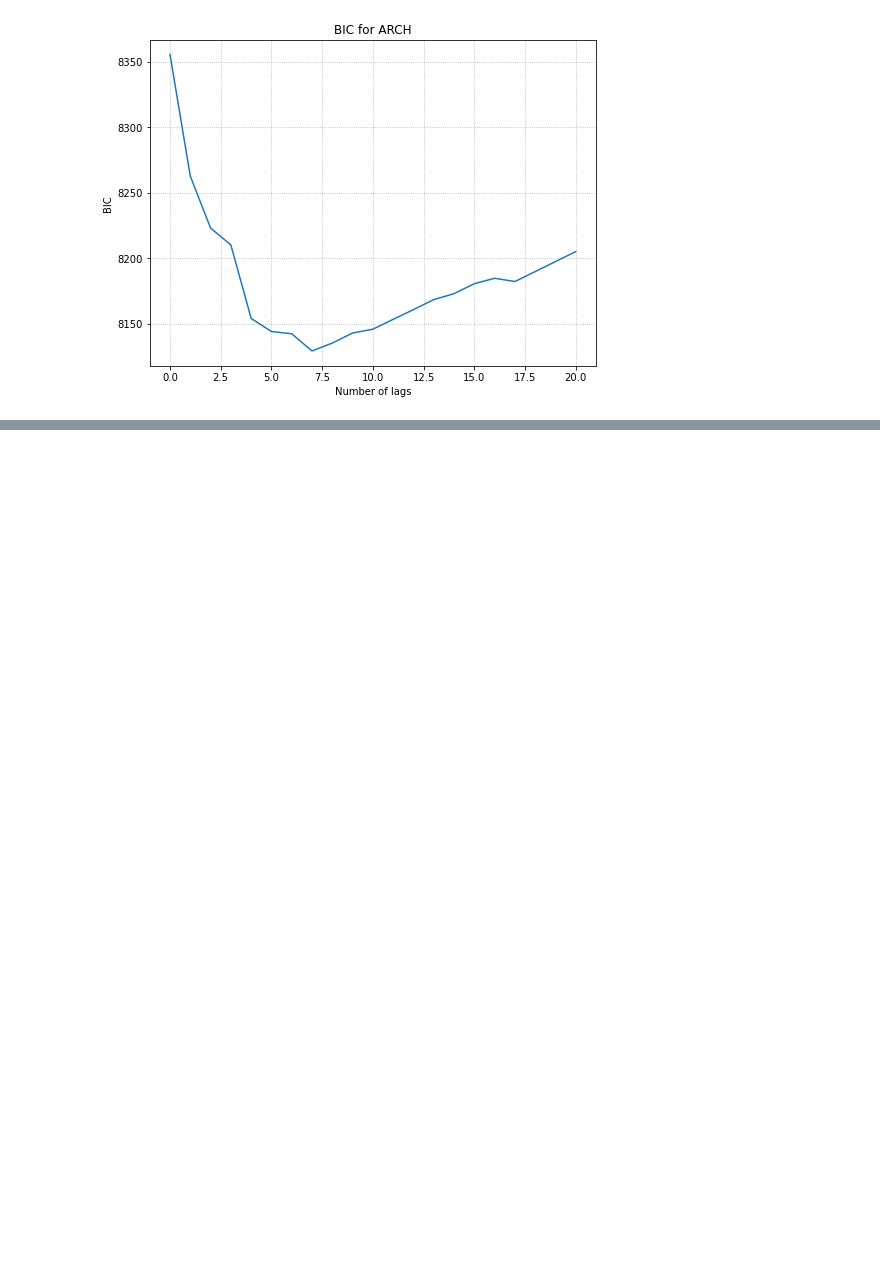
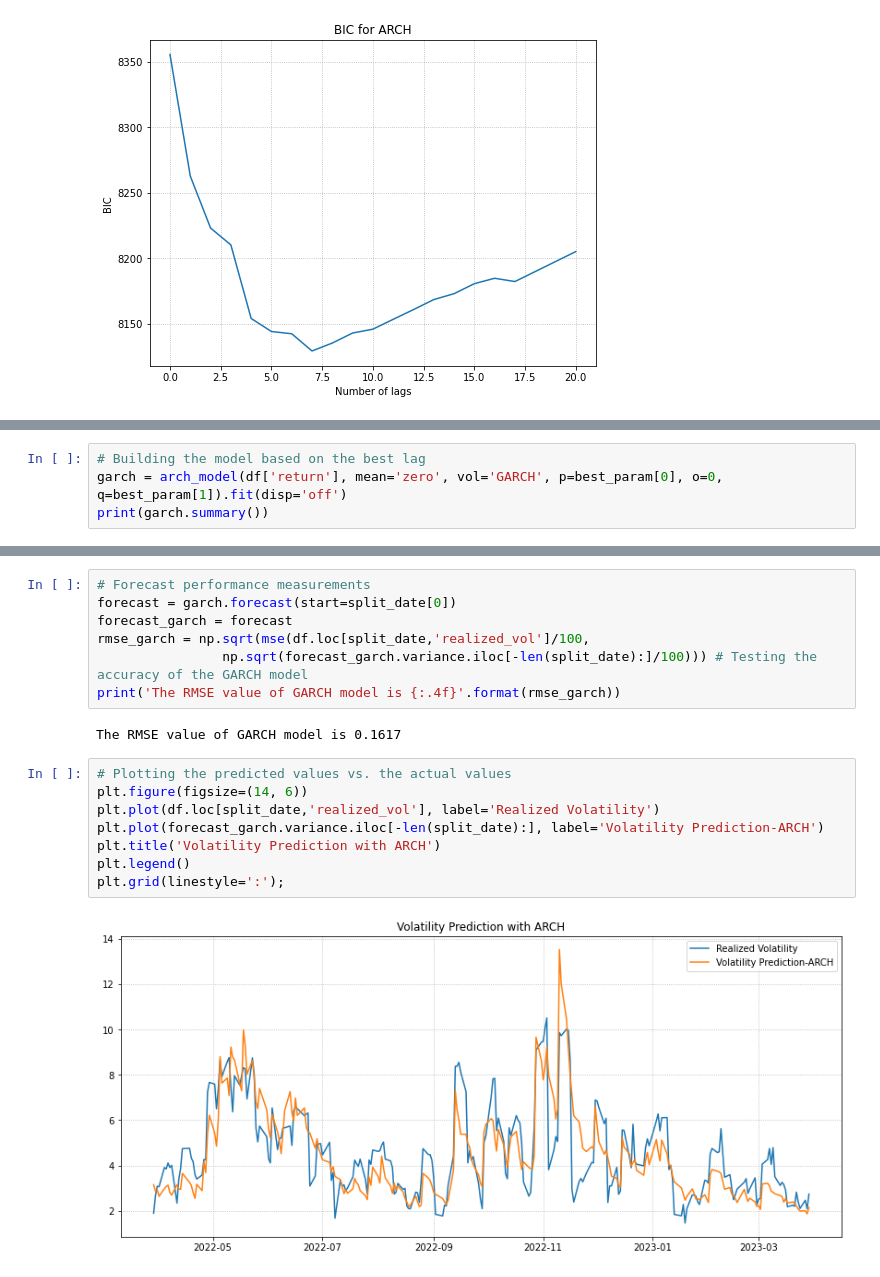
Before and after one commit to AmirDehkordi/Implied-VOL, a Jupyter notebook: Volatility.ipynb, the cells around one changed output, grey strips where cells are left out. Drawn from its saved outputs; the diff is of its cells as text; blank space fills up the shorter version.

```diff
--- a/Volatility.ipynb
+++ b/Volatility.ipynb
@@ -298,0 +345,4 @@ The GARCH model is similar to the ARCH model in that it assumes that the conditi
+# %%
+# Building the model based on the best lag
+garch = arch_model(df['return'], mean='zero', vol='GARCH', p=best_param[0], o=0, q=best_param[1]).fit(disp='off')
+print(garch.summary())
@@ -298,0 +370,19 @@ The GARCH model is similar to the ARCH model in that it assumes that the conditi
+# %%
+# Forecast performance measurements
+forecast = garch.forecast(start=split_date[0])
+forecast_garch = forecast
+rmse_garch = np.sqrt(mse(df.loc[split_date,'realized_vol']/100,
+                np.sqrt(forecast_garch.variance.iloc[-len(split_date):]/100))) # Testing the accuracy of the GARCH model
+print('The RMSE value of GARCH model is {:.4f}'.format(rmse_garch))
+# %% [output]
+The RMSE value of GARCH model is 0.1617
+# %%
+# Plotting the predicted values vs. the actual values
+plt.figure(figsize=(14, 6))
+plt.plot(df.loc[split_date,'realized_vol'], label='Realized Volatility')
+plt.plot(forecast_garch.variance.iloc[-len(split_date):], label='Volatility Prediction-ARCH')
+plt.title('Volatility Prediction with ARCH')
+plt.legend()
+plt.grid(linestyle=':');
+# %% [output]
+[figure, added]
```
Also changed, not shown: parts of 21 cells of this notebook.
